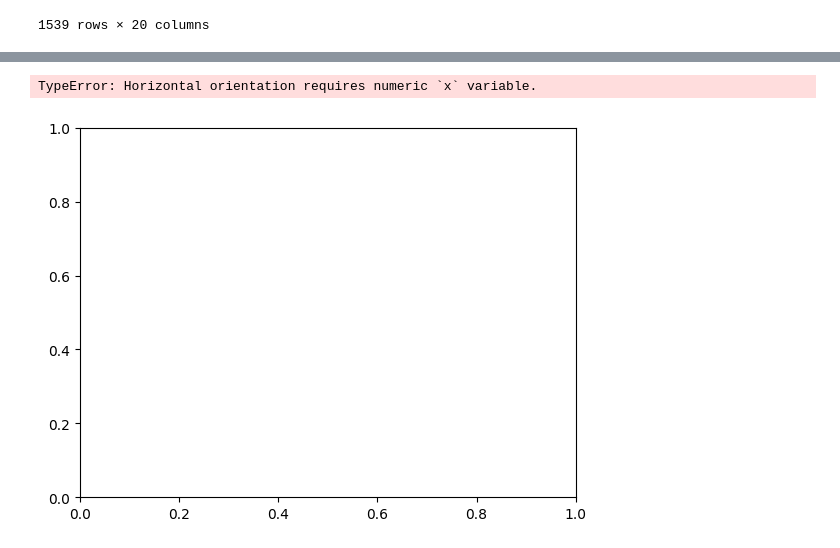
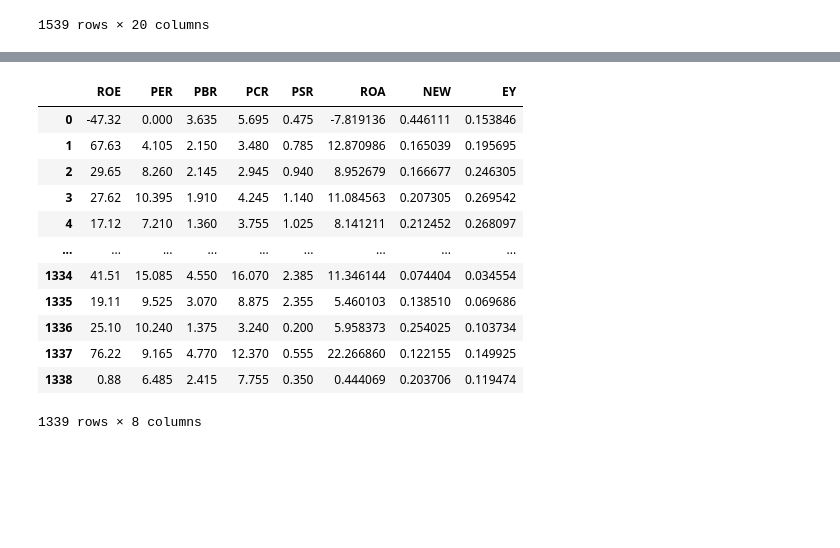
Before and after one commit to seohyungro/Python, a Jupyter notebook: 해커톤/해커톤_.ipynb, the cells around one changed output, grey strips where cells are left out. Cells and saved outputs as stored; diff of their text form; code cells hidden in the pictures; blank space fills up the shorter version.

```diff
--- a/해커톤/해커톤_.ipynb
+++ b/해커톤/해커톤_.ipynb
@@ -316,16 +307,0 @@ kospi
-# %%
-for column in kospi.columns:
-    # Create a new figure and axis for each boxplot
-    fig, ax = plt.subplots()
-
-    # Create the boxplot for the current column
-    sns.boxplot(x=kospi[column], ax=ax)
-
-    # Set the title for the boxplot
-    ax.set_title(column)
-
-    # Display the boxplot
-    plt.show()
-# %% [output]
-TypeError: Horizontal orientation requires numeric `x` variable.
-[figure, removed]
@@ -331,0 +312,16 @@ TypeError: Horizontal orientation requires numeric `x` variable.
+# %%
+kospi_col
+# %% [output]
+|  | ROE | PER | PBR | PCR | PSR | ROA | NEW | EY |
+| 0 | -47.32 | 0.000 | 3.635 | 5.695 | 0.475 | -7.819136 | 0.446111 | 0.153846 |
+| 1 | 67.63 | 4.105 | 2.150 | 3.480 | 0.785 | 12.870986 | 0.165039 | 0.195695 |
+| 2 | 29.65 | 8.260 | 2.145 | 2.945 | 0.940 | 8.952679 | 0.166677 | 0.246305 |
+| 3 | 27.62 | 10.395 | 1.910 | 4.245 | 1.140 | 11.084563 | 0.207305 | 0.269542 |
+| 4 | 17.12 | 7.210 | 1.360 | 3.755 | 1.025 | 8.141211 | 0.212452 | 0.268097 |
+| ... | ... | ... | ... | ... | ... | ... | ... | ... |
+| 1334 | 41.51 | 15.085 | 4.550 | 16.070 | 2.385 | 11.346144 | 0.074404 | 0.034554 |
+| 1335 | 19.11 | 9.525 | 3.070 | 8.875 | 2.355 | 5.460103 | 0.138510 | 0.069686 |
+| 1336 | 25.10 | 10.240 | 1.375 | 3.240 | 0.200 | 5.958373 | 0.254025 | 0.103734 |
+| 1337 | 76.22 | 9.165 | 4.770 | 12.370 | 0.555 | 22.266860 | 0.122155 | 0.149925 |
+| 1338 | 0.88 | 6.485 | 2.415 | 7.755 | 0.350 | 0.444069 | 0.203706 | 0.119474 |
+1339 rows × 8 columns
```
Also changed, not shown: parts of 8 cells of this notebook, 5 other files.
